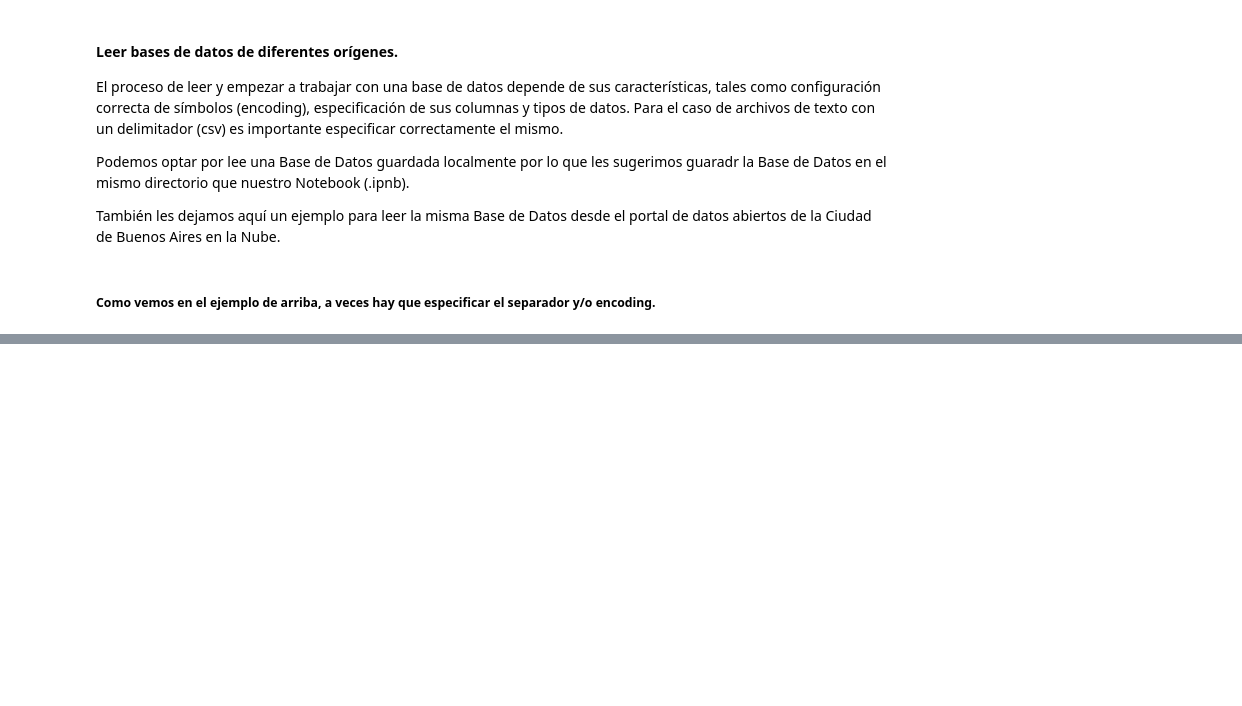
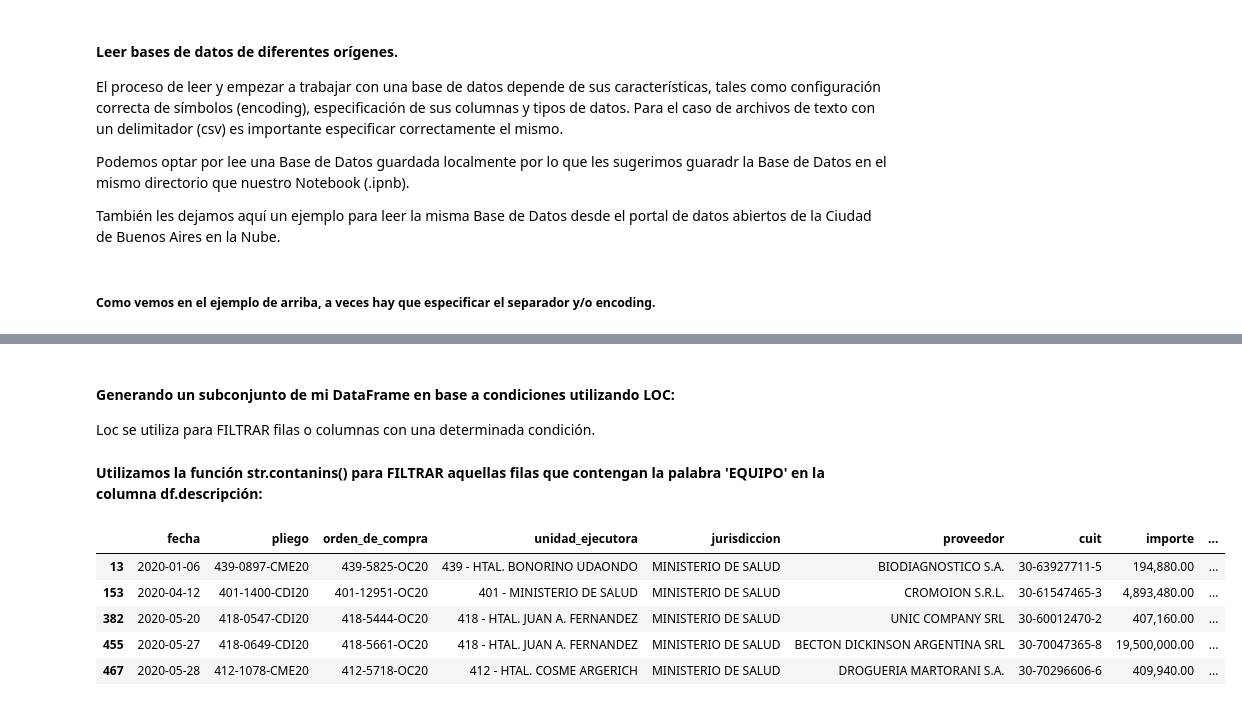
Before and after one commit to francovillagra/Ciencia-de-datos-para-Auditores, a Jupyter notebook: Modulo 2.ipynb, the cells around one changed output, grey strips where cells are left out. Drawn from its saved outputs; the diff is of its cells as text; code cells hidden in the pictures; blank space fills up the shorter version.

```diff
--- a/Modulo 2.ipynb
+++ b/Modulo 2.ipynb
@@ -86,0 +159,12 @@ Pandas es una librería de Python especializada en el manejo y análisis de estr
+# %%
+Para leer un archivo CSV, se debe usar pd.read_csv(), que es la función diseñada para eso. Asi se debe hacer:
+
+import pandas as pd
+
+# Leer el archivos CSV en un DataFrame
+df = pd.read_csv('compras-coronavirus.csv', delimiter=';', encoding='ISO-8859-1')
+
+# Ver el contenido del DataFrame
+print(df)
+
+La funcion read_csv() se encarga de convertir el archivos CSV en un DataFrame, por lo que no se necesita usar pd.DataFrame() en este caso.
@@ -86,0 +293,5 @@ Pandas es una librería de Python especializada en el manejo y análisis de estr
+# %%
+# Renombrando una columna y asignandolo al mismo DataFrame
+df = df.rename(columns={"nro_pliego ": "pliego"})
+df = df.rename(columns={"nro_orden_de_compra ": "orden_de_compra"})
+df.head(2)
@@ -86,0 +312,5 @@ Pandas es una librería de Python especializada en el manejo y análisis de estr
+# %%
+df = df.convert_dtypes(infer_objects=True)
+df['fecha'] = pd.to_datetime(df['fecha'])
+df['importe'] = pd.to_numeric(df['importe'], errors='coerce', downcast='signed')
+df['cantidad'] = pd.to_numeric(df['cantidad'], errors='coerce', downcast='signed')
@@ -86,0 +403,14 @@ Pandas es una librería de Python especializada en el manejo y análisis de estr
+# %% [markdown]
+#### __Generando un subconjunto de mi DataFrame en base a condiciones utilizando LOC:__
+Loc se utiliza para FILTRAR filas o columnas con una determinada condición.
+# %% [markdown]
+**Utilizamos la función str.contanins() para FILTRAR aquellas filas que contengan la palabra 'EQUIPO' en la columna df.descripción:**
+# %%
+df.loc [ df.descripcion.str.contains('EQUIPO')].head() # con .head solo visualizamos las primeras 5
+# %% [output]
+|  | fecha | pliego | orden_de_compra | unidad_ejecutora | jurisdiccion | proveedor | cuit | importe | ... |
+| 13 | 2020-01-06 | 439-0897-CME20 | 439-5825-OC20 | 439 - HTAL. BONORINO UDAONDO | MINISTERIO DE SALUD | BIODIAGNOSTICO S.A. | 30-63927711-5 | 194,880.00 | ... |
+| 153 | 2020-04-12 | 401-1400-CDI20 | 401-12951-OC20 | 401 - MINISTERIO DE SALUD | MINISTERIO DE SALUD | CROMOION S.R.L. | 30-61547465-3 | 4,893,480.00 | ... |
+| 382 | 2020-05-20 | 418-0547-CDI20 | 418-5444-OC20 | 418 - HTAL. JUAN A. FERNANDEZ | MINISTERIO DE SALUD | UNIC COMPANY SRL | 30-60012470-2 | 407,160.00 | ... |
+| 455 | 2020-05-27 | 418-0649-CDI20 | 418-5661-OC20 | 418 - HTAL. JUAN A. FERNANDEZ | MINISTERIO DE SALUD | BECTON DICKINSON ARGENTINA SRL | 30-70047365-8 | 19,500,000.00 | ... |
+| 467 | 2020-05-28 | 412-1078-CME20 | 412-5718-OC20 | 412 - HTAL. COSME ARGERICH | MINISTERIO DE SALUD | DROGUERIA MARTORANI S.A. | 30-70296606-6 | 409,940.00 | ... |
```
Also changed, not shown: parts of 56 cells of this notebook.
